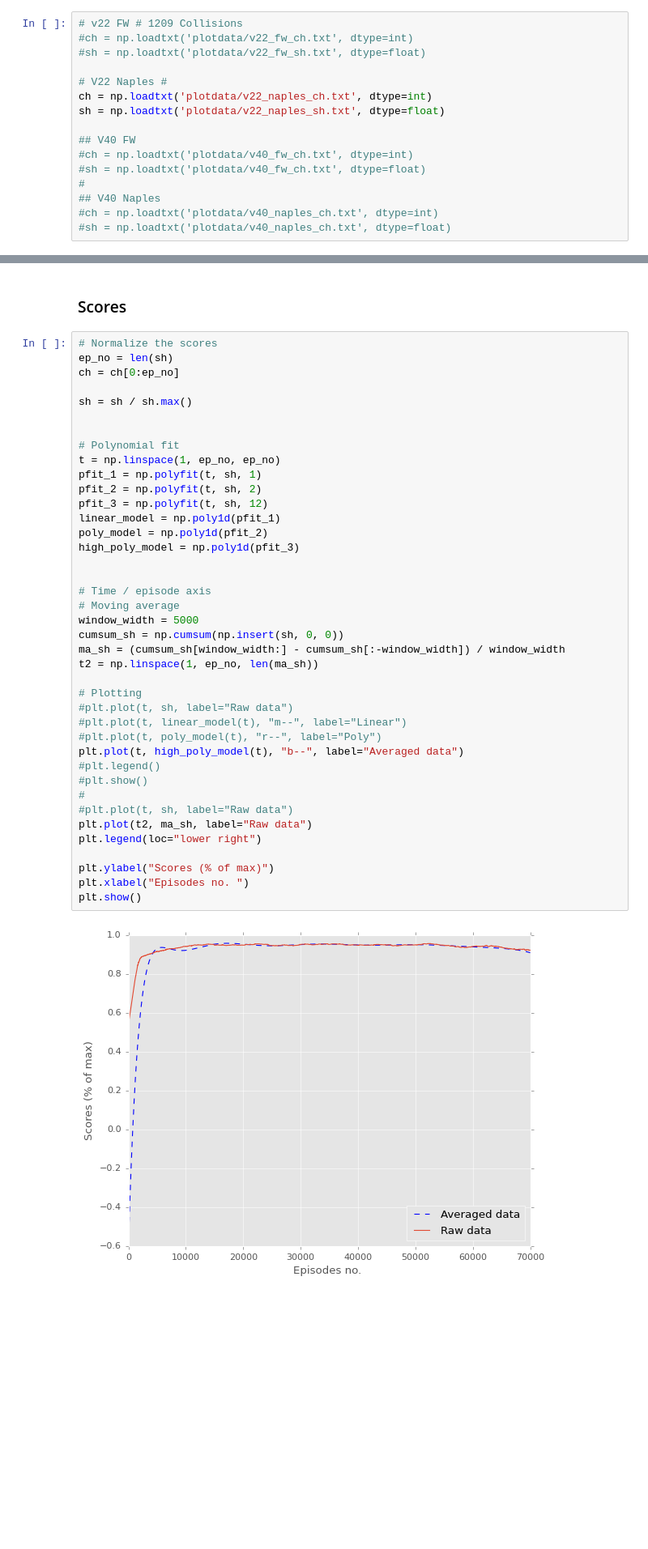
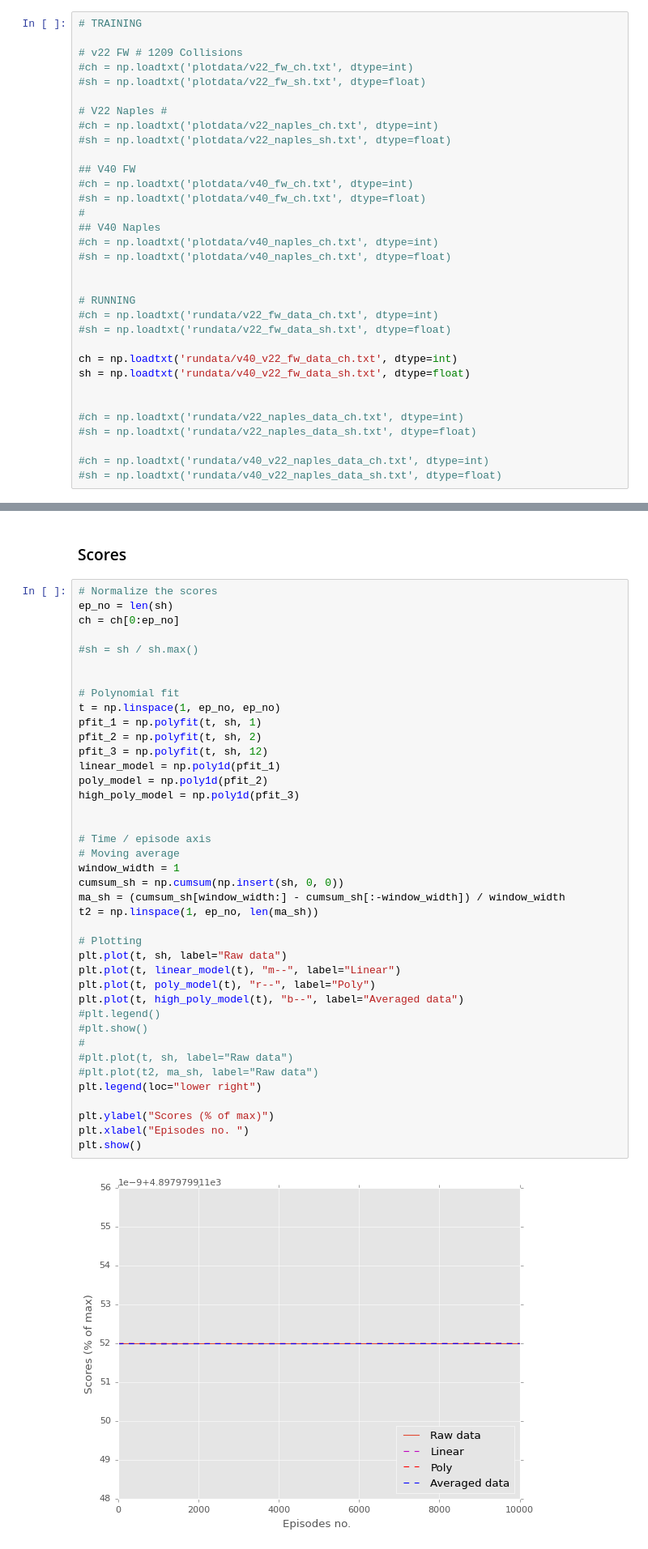
Before and after one commit to henrfj/master_thesis_2023, a Jupyter notebook: DDPG/plotting.ipynb, the cells around one changed output, grey strips where cells are left out. Shown at 81% size. Cells and saved outputs as stored; diff of their text form; blank space fills up the shorter version.

Commit message:
most data ready for plotting

```diff
--- a/DDPG/plotting.ipynb
+++ b/DDPG/plotting.ipynb
@@ -10,13 +10,15 @@ from environments import OpenField_v00, OpenField_v01, OpenField_v10, ClosedFiel
 import matplotlib.pyplot as plt
 import numpy as np
 # %%
+# TRAINING
+
 # v22 FW # 1209 Collisions
 #ch = np.loadtxt('plotdata/v22_fw_ch.txt', dtype=int)
 #sh = np.loadtxt('plotdata/v22_fw_sh.txt', dtype=float)
 
 # V22 Naples #
-ch = np.loadtxt('plotdata/v22_naples_ch.txt', dtype=int)
-sh = np.loadtxt('plotdata/v22_naples_sh.txt', dtype=float)
+#ch = np.loadtxt('plotdata/v22_naples_ch.txt', dtype=int)
+#sh = np.loadtxt('plotdata/v22_naples_sh.txt', dtype=float)
 
 ## V40 FW
 #ch = np.loadtxt('plotdata/v40_fw_ch.txt', dtype=int)
@@ -25,3 +27,18 @@ sh = np.loadtxt('plotdata/v22_naples_sh.txt', dtype=float)
 ## V40 Naples
 #ch = np.loadtxt('plotdata/v40_naples_ch.txt', dtype=int)
 #sh = np.loadtxt('plotdata/v40_naples_ch.txt', dtype=float)
+
+
+# RUNNING
+#ch = np.loadtxt('rundata/v22_fw_data_ch.txt', dtype=int)
+#sh = np.loadtxt('rundata/v22_fw_data_sh.txt', dtype=float)
+
+ch = np.loadtxt('rundata/v40_v22_fw_data_ch.txt', dtype=int)
+sh = np.loadtxt('rundata/v40_v22_fw_data_sh.txt', dtype=float)
+
+
+#ch = np.loadtxt('rundata/v22_naples_data_ch.txt', dtype=int)
+#sh = np.loadtxt('rundata/v22_naples_data_sh.txt', dtype=float)
+
+#ch = np.loadtxt('rundata/v40_v22_naples_data_ch.txt', dtype=int)
+#sh = np.loadtxt('rundata/v40_v22_naples_data_sh.txt', dtype=float)
@@ -32,43 +54,43 @@ sh = np.loadtxt('plotdata/v22_naples_sh.txt', dtype=float)
 ep_no = len(sh)
 ch = ch[0:ep_no]
 
-sh = sh / sh.max()
+#sh = sh / sh.max()
 
 
 # Polynomial fit
 t = np.linspace(1, ep_no, ep_no)
 pfit_1 = np.polyfit(t, sh, 1)
 pfit_2 = np.polyfit(t, sh, 2)
 pfit_3 = np.polyfit(t, sh, 12)
 linear_model = np.poly1d(pfit_1)
 poly_model = np.poly1d(pfit_2)
 high_poly_model = np.poly1d(pfit_3)
 
 
 # Time / episode axis
 # Moving average
-window_width = 5000
+window_width = 1
 cumsum_sh = np.cumsum(np.insert(sh, 0, 0))
 ma_sh = (cumsum_sh[window_width:] - cumsum_sh[:-window_width]) / window_width
 t2 = np.linspace(1, ep_no, len(ma_sh))
 
 # Plotting
-#plt.plot(t, sh, label="Raw data")
-#plt.plot(t, linear_model(t), "m--", label="Linear")
-#plt.plot(t, poly_model(t), "r--", label="Poly")
+plt.plot(t, sh, label="Raw data")
+plt.plot(t, linear_model(t), "m--", label="Linear")
+plt.plot(t, poly_model(t), "r--", label="Poly")
 plt.plot(t, high_poly_model(t), "b--", label="Averaged data")
 #plt.legend()
 #plt.show()
 #
 #plt.plot(t, sh, label="Raw data")
-plt.plot(t2, ma_sh, label="Raw data")
+#plt.plot(t2, ma_sh, label="Raw data")
 plt.legend(loc="lower right")
 
 plt.ylabel("Scores (% of max)")
 plt.xlabel("Episodes no. ")
 plt.show()
 # %% [output]
-[figure, old version]
+[figure, new version]
 # %% [markdown]
 ### Collisions
 # %%
```
Also changed, not shown: parts of 3 cells of this notebook, 2 other files.
